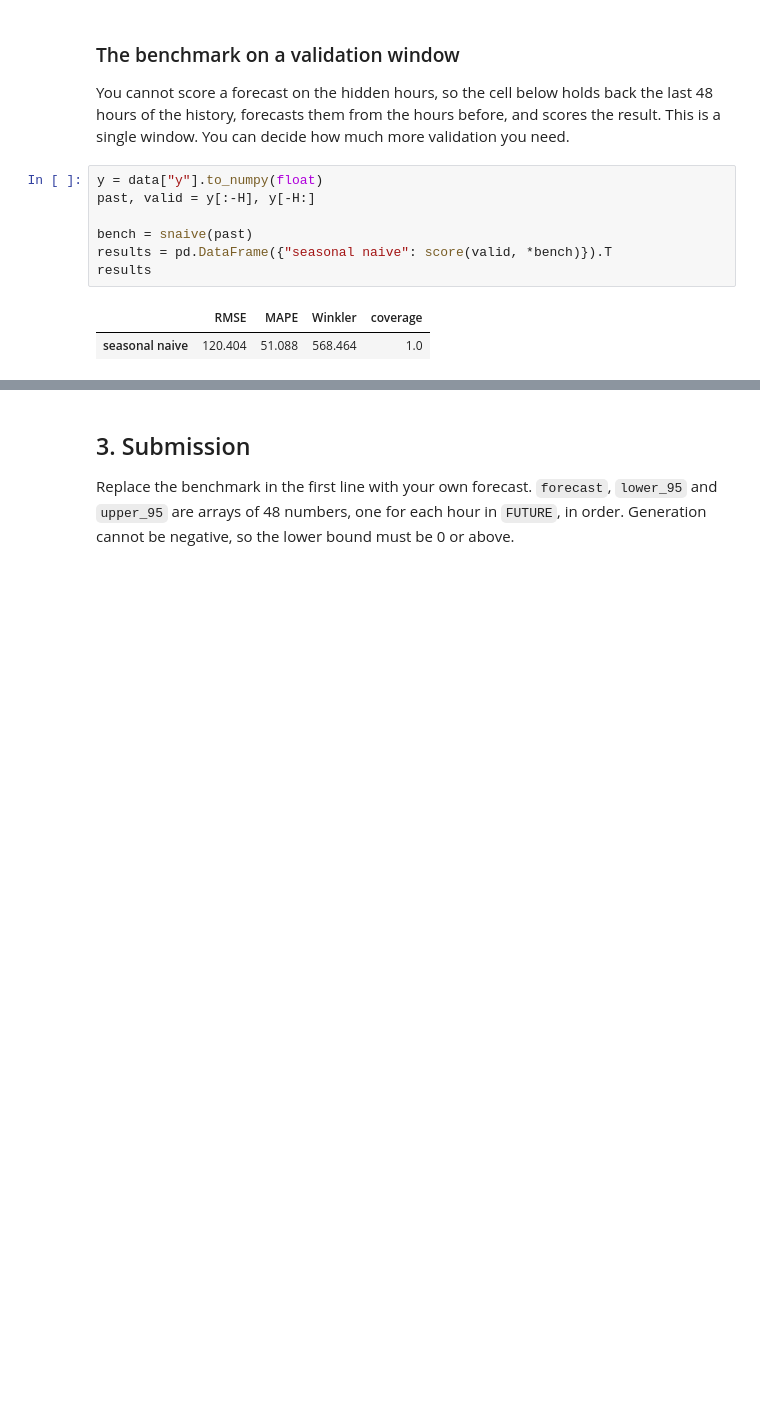
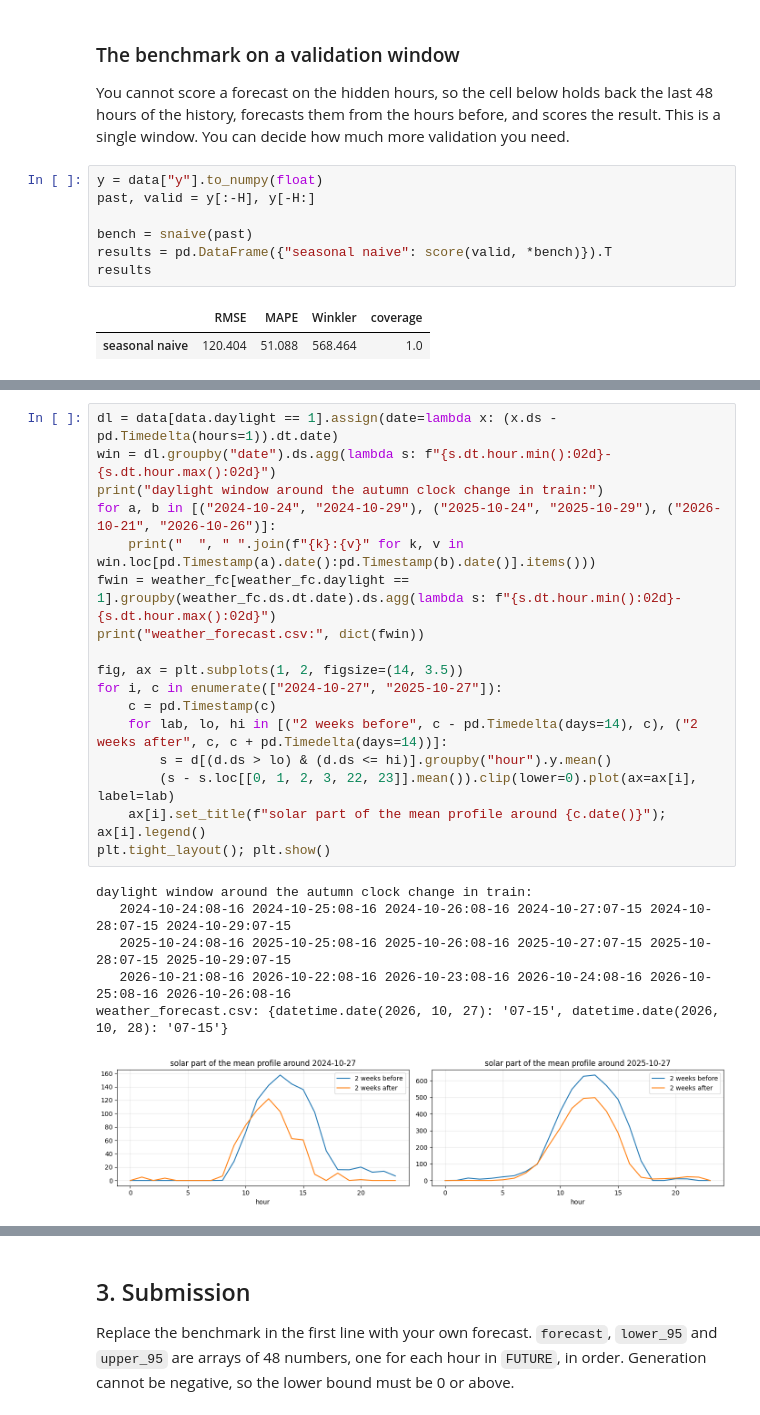
Before and after one commit to inarbut/time-series-final, a Jupyter notebook: Narbut_project.ipynb, the cells around one changed output, grey strips where cells are left out. Cells and saved outputs as stored; diff of their text form; blank space fills up the shorter version.

```diff
--- a/Narbut_project.ipynb
+++ b/Narbut_project.ipynb
@@ -339,0 +236,24 @@ plt.tight_layout(); plt.show()
+# %%
+dl = data[data.daylight == 1].assign(date=lambda x: (x.ds - pd.Timedelta(hours=1)).dt.date)
+win = dl.groupby("date").ds.agg(lambda s: f"{s.dt.hour.min():02d}-{s.dt.hour.max():02d}")
+print("daylight window around the autumn clock change in train:")
+for a, b in [("2024-10-24", "2024-10-29"), ("2025-10-24", "2025-10-29"), ("2026-10-21", "2026-10-26")]:
+    print("  ", " ".join(f"{k}:{v}" for k, v in win.loc[pd.Timestamp(a).date():pd.Timestamp(b).date()].items()))
+fwin = weather_fc[weather_fc.daylight == 1].groupby(weather_fc.ds.dt.date).ds.agg(lambda s: f"{s.dt.hour.min():02d}-{s.dt.hour.max():02d}")
+print("weather_forecast.csv:", dict(fwin))
+
+fig, ax = plt.subplots(1, 2, figsize=(14, 3.5))
+for i, c in enumerate(["2024-10-27", "2025-10-27"]):
+    c = pd.Timestamp(c)
+    for lab, lo, hi in [("2 weeks before", c - pd.Timedelta(days=14), c), ("2 weeks after", c, c + pd.Timedelta(days=14))]:
+        s = d[(d.ds > lo) & (d.ds <= hi)].groupby("hour").y.mean()
+        (s - s.loc[[0, 1, 2, 3, 22, 23]].mean()).clip(lower=0).plot(ax=ax[i], label=lab)
+    ax[i].set_title(f"solar part of the mean profile around {c.date()}"); ax[i].legend()
+plt.tight_layout(); plt.show()
+# %% [output]
+daylight window around the autumn clock change in train:
+   2024-10-24:08-16 2024-10-25:08-16 2024-10-26:08-16 2024-10-27:07-15 2024-10-28:07-15 2024-10-29:07-15
+   2025-10-24:08-16 2025-10-25:08-16 2025-10-26:08-16 2025-10-27:07-15 2025-10-28:07-15 2025-10-29:07-15
+   2026-10-21:08-16 2026-10-22:08-16 2026-10-23:08-16 2026-10-24:08-16 2026-10-25:08-16 2026-10-26:08-16
+weather_forecast.csv: {datetime.date(2026, 10, 27): '07-15', datetime.date(2026, 10, 28): '07-15'}
+[figure, added]
```
Also changed, not shown: parts of 44 cells of this notebook, 7 other files.
